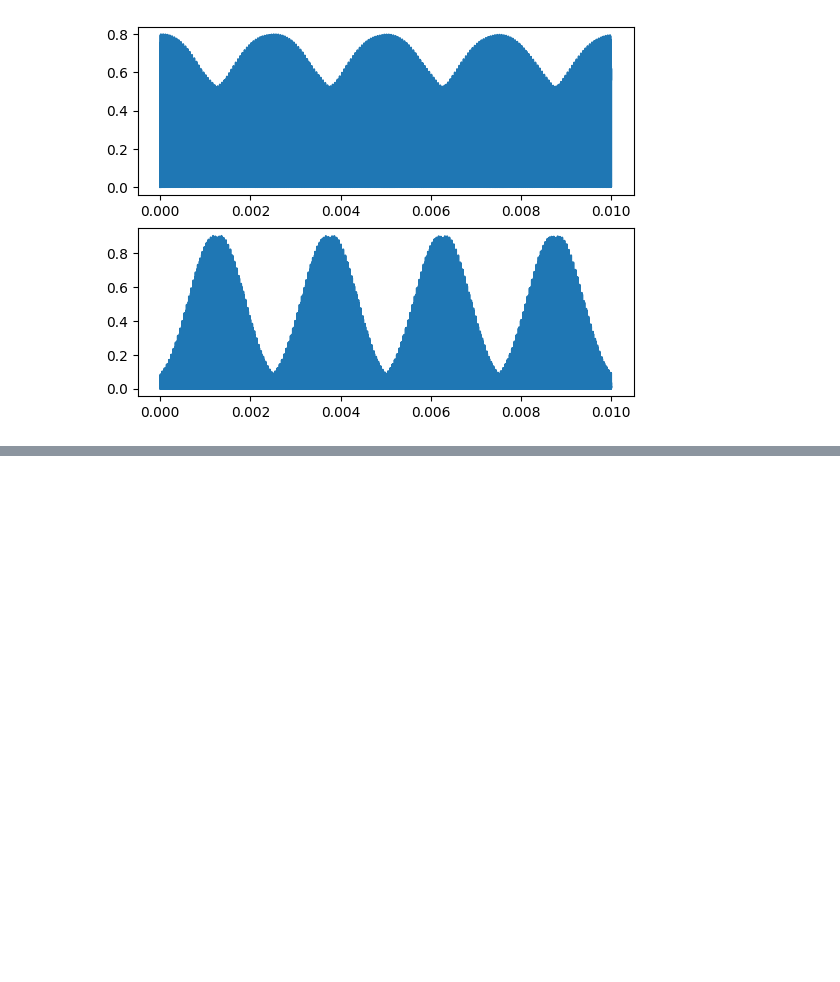
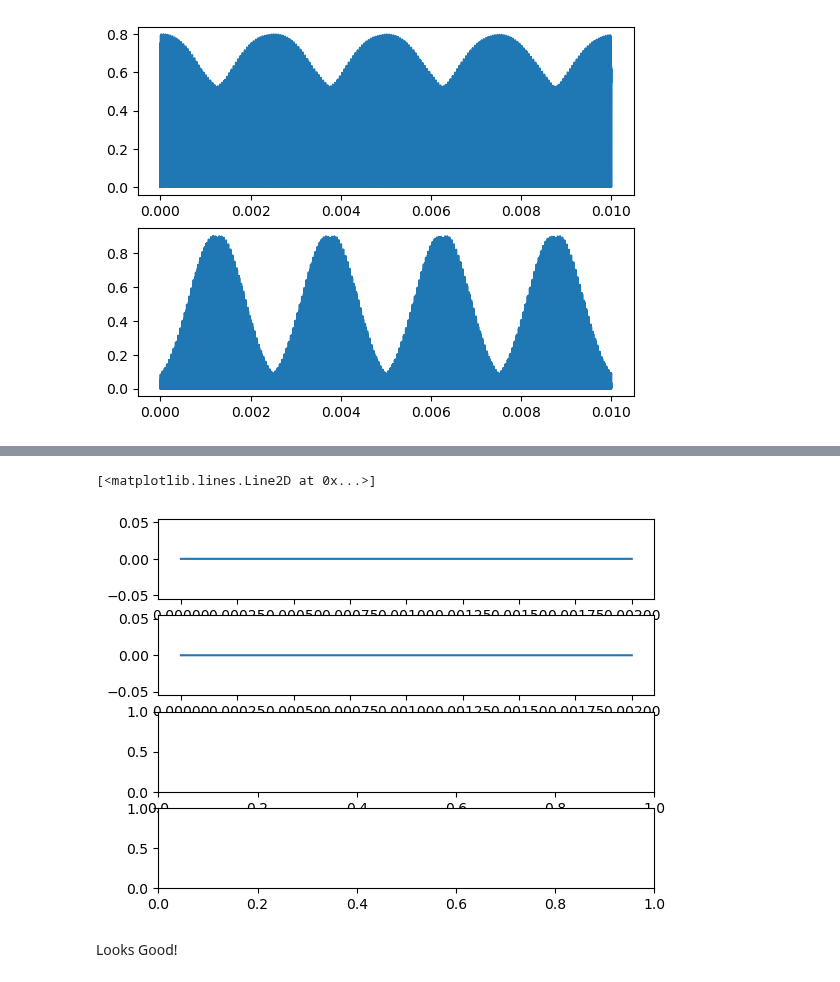
Before and after one commit to EmilLenler/PhD-Work, a Jupyter notebook: Two-Ion-Systems/Cooling2Ion.ipynb, the cells around one changed output, grey strips where cells are left out. Cells and saved outputs as stored; diff of their text form; code cells hidden in the pictures; blank space fills up the shorter version.

```diff
--- a/Two-Ion-Systems/Cooling2Ion.ipynb
+++ b/Two-Ion-Systems/Cooling2Ion.ipynb
@@ -1212,3 +1390,15 @@ def minimizerTarget(d):
+# %%
+TYIn = [y_in_mode[0]**2*m1*v1[1]**2+y_in_mode[1]**2*m2*v2[1]**2 for v1,v2 in zip(vel1,vel2)]
+TYOut = [y_out_mode[0]**2*m1*v1[1]**2+y_out_mode[1]**2*m2*v2[1]**2 for v1,v2 in zip(vel1,vel2)]
+# %%
+fig, ax = plt.subplots(4,1)
+ax[0].plot(times,TYIn)
+ax[1].plot(times,TYOut)
+# %% [output]
+[<matplotlib.lines.Line2D at 0x...>]
+[figure, added]
+# %% [markdown]
+Looks Good!
 # %%
 # values = []
 # for d in np.linspace(-10*2*np.pi*1e3,10*2*np.pi*1e3,40):
```
Also changed, not shown: parts of 17 cells of this notebook, 15 other files.
